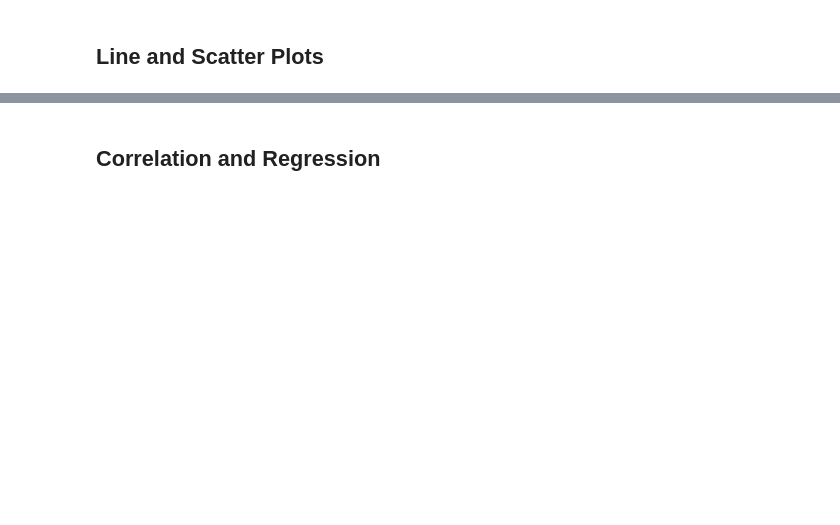
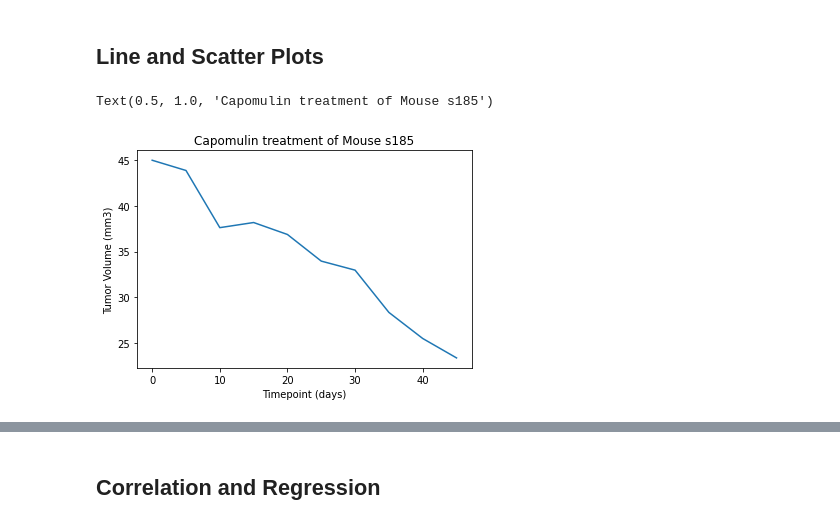
Before and after one commit to Travis-Molnoskey/matplotlib-challenge, a Jupyter notebook: pymaceuticals_starter.ipynb, the cells around one changed output, grey strips where cells are left out. Cells and saved outputs as stored; diff of their text form; code cells hidden in the pictures; blank space fills up the shorter version.

```diff
--- a/pymaceuticals_starter.ipynb
+++ b/pymaceuticals_starter.ipynb
@@ -221,0 +238,12 @@ tumor_volume = []
+# %%
+# Generate a line plot of time point versus tumor volume for a mouse treated with Capomulin
+mouse_id = 's185'
+x_axis = clean_data.loc[((clean_data['Mouse ID']==mouse_id) & (clean_data['Drug Regimen']=='Capomulin'))]['Timepoint']
+y_axis = clean_data.loc[((clean_data['Mouse ID']==mouse_id) & (clean_data['Drug Regimen']=='Capomulin'))]['Tumor Volume (mm3)']
+plt.plot(x_axis,y_axis)
+plt.ylabel('Tumor Volume (mm3)')
+plt.xlabel('Timepoint (days)')
+plt.title(f'Capomulin treatment of Mouse {mouse_id}')
+# %% [output]
+Text(0.5, 1.0, 'Capomulin treatment of Mouse s185')
+[figure, added]
```
Also changed, not shown: parts of 11 cells of this notebook.
